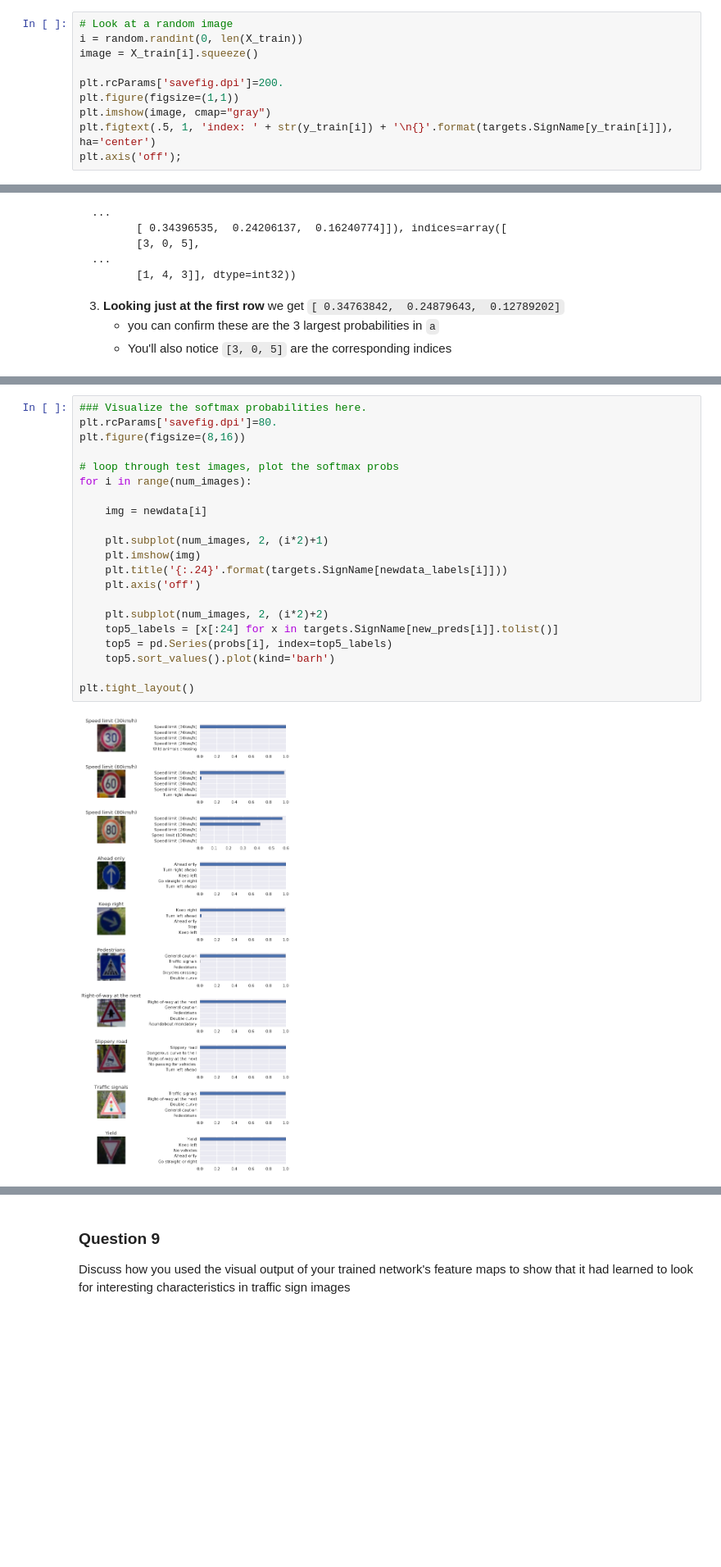
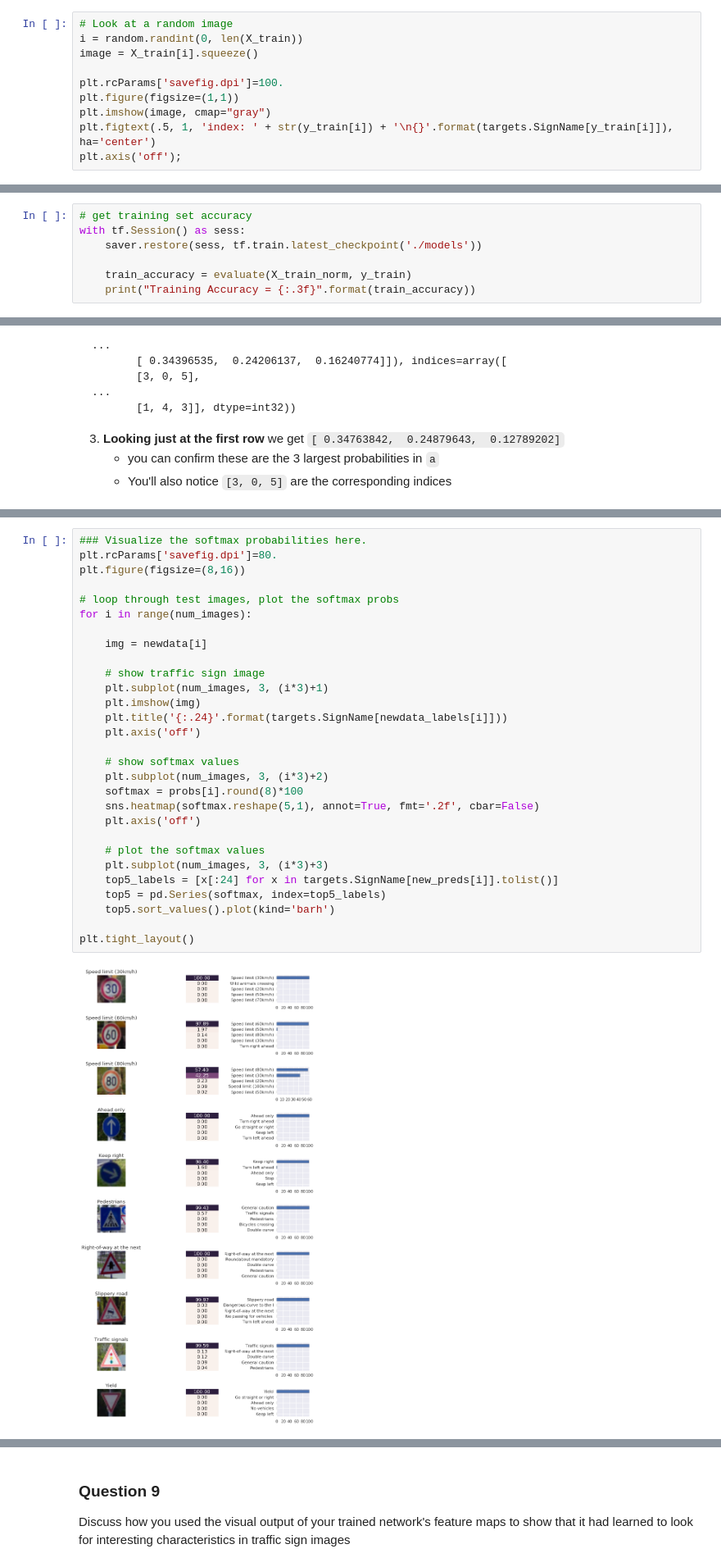
Before and after one commit to kcbighuge/CarND-Traffic-Sign-Classifier-Project-P2, a Jupyter notebook: Traffic_Sign_Classifier_v1.ipynb, the cells around one changed output, grey strips where cells are left out. Shown at 82% size. Drawn from its saved outputs; the diff is of its cells as text; blank space fills up the shorter version.

Commit message:
add answers to rubric items, output softmax probs

```diff
--- a/Traffic_Sign_Classifier_v1.ipynb
+++ b/Traffic_Sign_Classifier_v1.ipynb
@@ -159,7 +174,7 @@ plt.title('Test labels');
 i = random.randint(0, len(X_train))
 image = X_train[i].squeeze()
 
-plt.rcParams['savefig.dpi']=200.
+plt.rcParams['savefig.dpi']=100.
 plt.figure(figsize=(1,1))
 plt.imshow(image, cmap="gray")
 plt.figtext(.5, 1, 'index: ' + str(y_train[i]) + '\n{}'.format(targets.SignName[y_train[i]]), ha='center')
@@ -686,3 +766,10 @@ df_results
 # %%
 # save the results
 df_results.to_csv('models/results_dict.csv')
+# %%
+# get training set accuracy
+with tf.Session() as sess:
+    saver.restore(sess, tf.train.latest_checkpoint('./models'))
+
+    train_accuracy = evaluate(X_train_norm, y_train)
+    print("Training Accuracy = {:.3f}".format(train_accuracy))
@@ -941,23 +988,31 @@ pd.DataFrame(probs.round(8)*100)
 # %%
 ### Visualize the softmax probabilities here.
 plt.rcParams['savefig.dpi']=80.
 plt.figure(figsize=(8,16))
 
 # loop through test images, plot the softmax probs
 for i in range(num_images):
 
     img = newdata[i]
 
-    plt.subplot(num_images, 2, (i*2)+1)
+    # show traffic sign image
+    plt.subplot(num_images, 3, (i*3)+1)
     plt.imshow(img)
     plt.title('{:.24}'.format(targets.SignName[newdata_labels[i]]))
     plt.axis('off')
 
-    plt.subplot(num_images, 2, (i*2)+2)
+    # show softmax values
+    plt.subplot(num_images, 3, (i*3)+2)
+    softmax = probs[i].round(8)*100
+    sns.heatmap(softmax.reshape(5,1), annot=True, fmt='.2f', cbar=False)
+    plt.axis('off')
+
+    # plot the softmax values
+    plt.subplot(num_images, 3, (i*3)+3)
     top5_labels = [x[:24] for x in targets.SignName[new_preds[i]].tolist()]
-    top5 = pd.Series(probs[i], index=top5_labels)
+    top5 = pd.Series(softmax, index=top5_labels)
     top5.sort_values().plot(kind='barh')
 
 plt.tight_layout()
 # %% [output]
-[figure, old version]
+[figure, new version]
```
Also changed, not shown: parts of 49 cells of this notebook.
